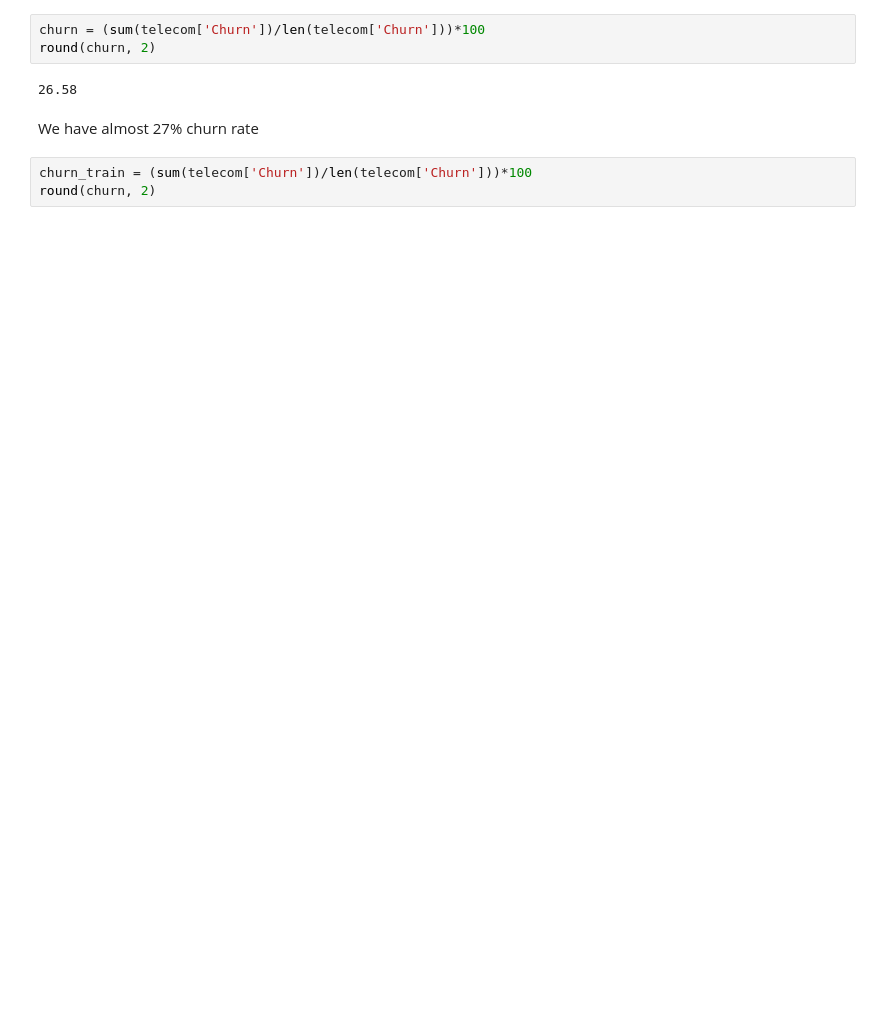
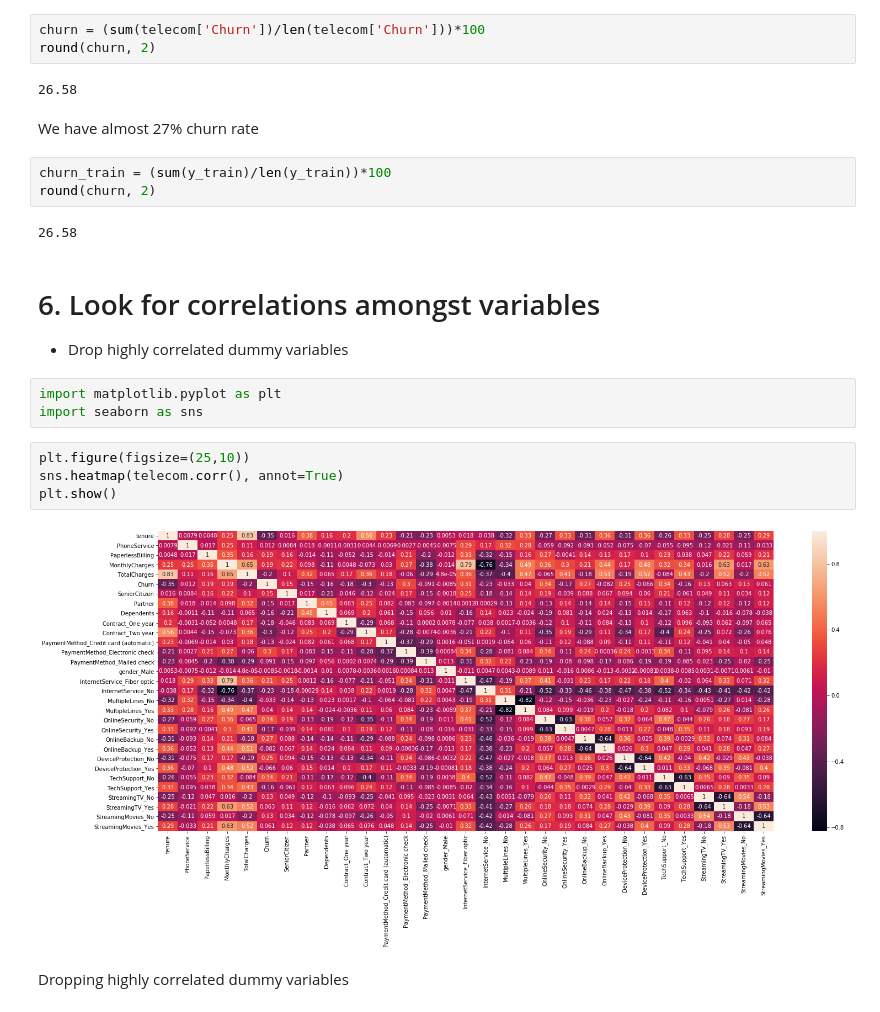
Before and after one commit to raditz2488/AIML, a Jupyter notebook: MultipleLogisticRegression/TelecomChurn/TelecomChurn.ipynb, the cells around one changed output. Saved outputs shown, nothing was run; the diff lists cells and outputs as text; blank space fills up the shorter version.

```diff
--- a/MultipleLogisticRegression/TelecomChurn/TelecomChurn.ipynb
+++ b/MultipleLogisticRegression/TelecomChurn/TelecomChurn.ipynb
@@ -378,5 +379,21 @@ round(churn, 2)
 # %% [markdown]
 We have almost 27% churn rate
 # %%
-churn_train = (sum(telecom['Churn'])/len(telecom['Churn']))*100
+churn_train = (sum(y_train)/len(y_train))*100
 round(churn, 2)
+# %% [output]
+26.58
+# %% [markdown]
+# 6. Look for correlations amongst variables
+- Drop highly correlated dummy variables
+# %%
+import matplotlib.pyplot as plt
+import seaborn as sns
+# %%
+plt.figure(figsize=(25,10))
+sns.heatmap(telecom.corr(), annot=True)
+plt.show()
+# %% [output]
+[figure, added]
+# %% [markdown]
+Dropping highly correlated dummy variables
```
Also changed, not shown: parts of 10 cells of this notebook.
